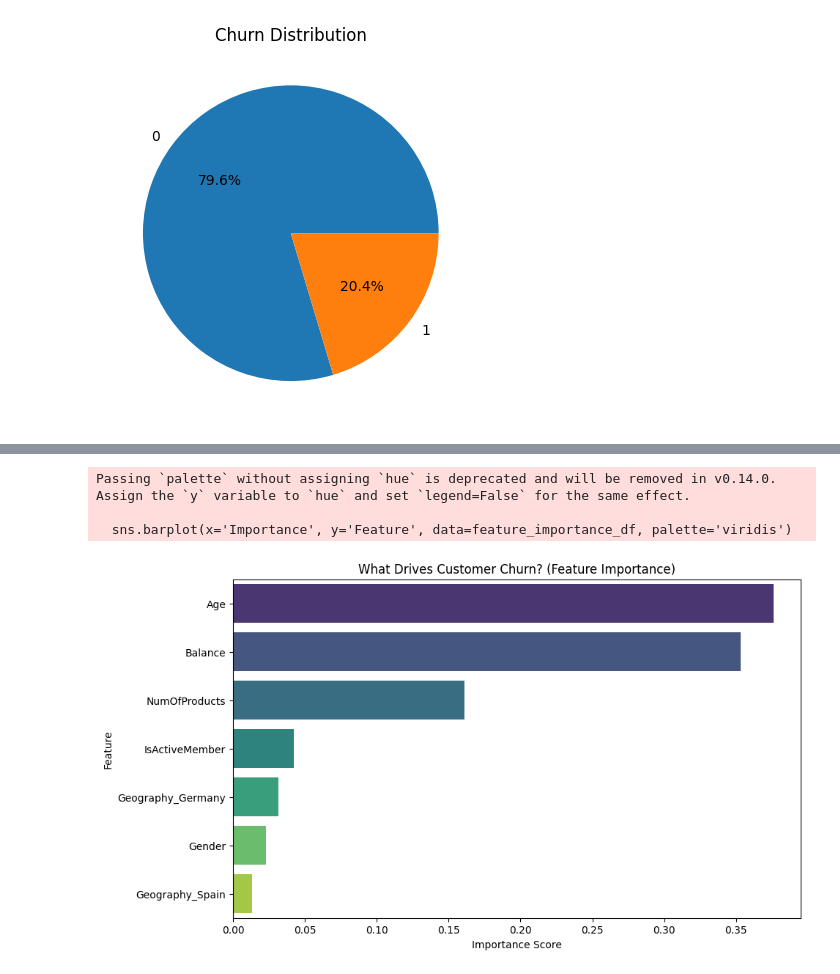
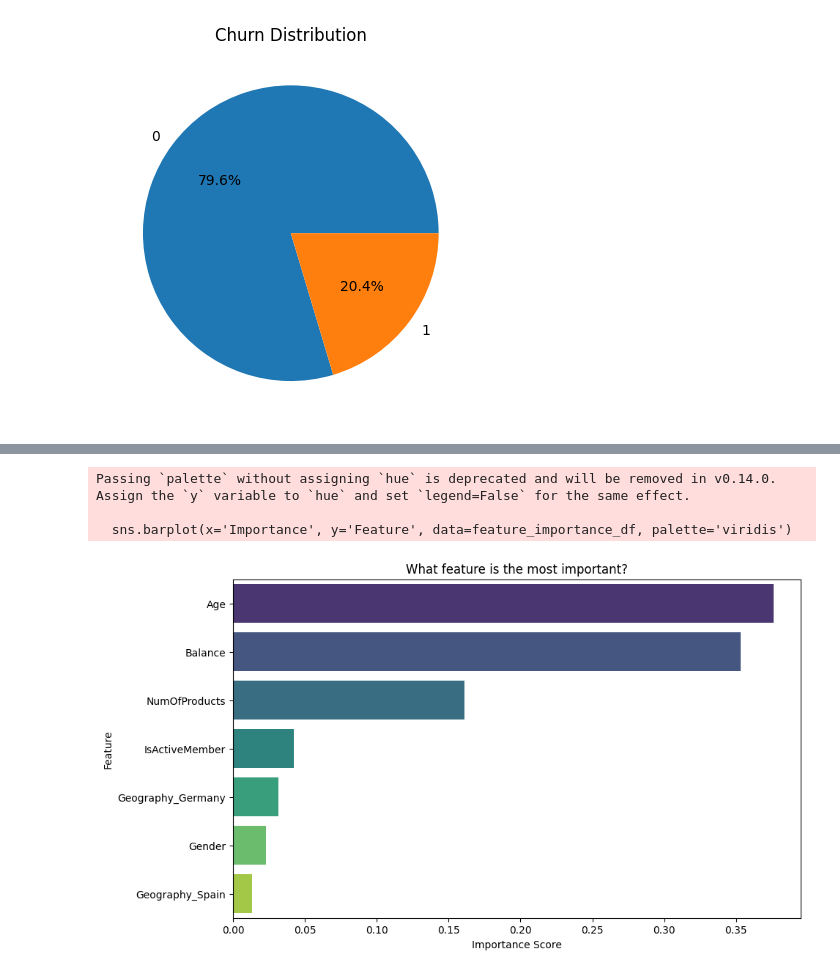
Before and after one commit to vee234o/AI-Now-Churn-Project, a Jupyter notebook: churn_prediction.ipynb, the cells around one changed output, grey strips where cells are left out. Saved outputs shown, nothing was run; the diff lists cells and outputs as text; code cells hidden in the pictures.

```diff
--- a/churn_prediction.ipynb
+++ b/churn_prediction.ipynb
@@ -311,28 +268,23 @@ plt.show()
 # %%
-# Get Feature Importances from the Random Forest
-import pandas as pd
-import seaborn as sns
-import matplotlib.pyplot as plt
 
-# 1. Get the numbers
 importances = rf_model.feature_importances_
 
 # 2. Match them to column names
 feature_names = x.columns
 feature_importance_df = pd.DataFrame({'Feature': feature_names, 'Importance': importances})
 
 # 3. Sort them (Highest importance on top)
 feature_importance_df = feature_importance_df.sort_values(by='Importance', ascending=False)
 
 # 4. Plot it
 plt.figure(figsize=(10, 6))
 sns.barplot(x='Importance', y='Feature', data=feature_importance_df, palette='viridis')
-plt.title('What Drives Customer Churn? (Feature Importance)')
+plt.title('What feature is the most important?')
 plt.xlabel('Importance Score')
 plt.ylabel('Feature')
 plt.show()
 # %% [output]
 Passing `palette` without assigning `hue` is deprecated and will be removed in v0.14.0. Assign the `y` variable to `hue` and set `legend=False` for the same effect.
 
   sns.barplot(x='Importance', y='Feature', data=feature_importance_df, palette='viridis')
-[figure, old version]
+[figure, new version]
```
Also changed, not shown: parts of 29 cells of this notebook.
